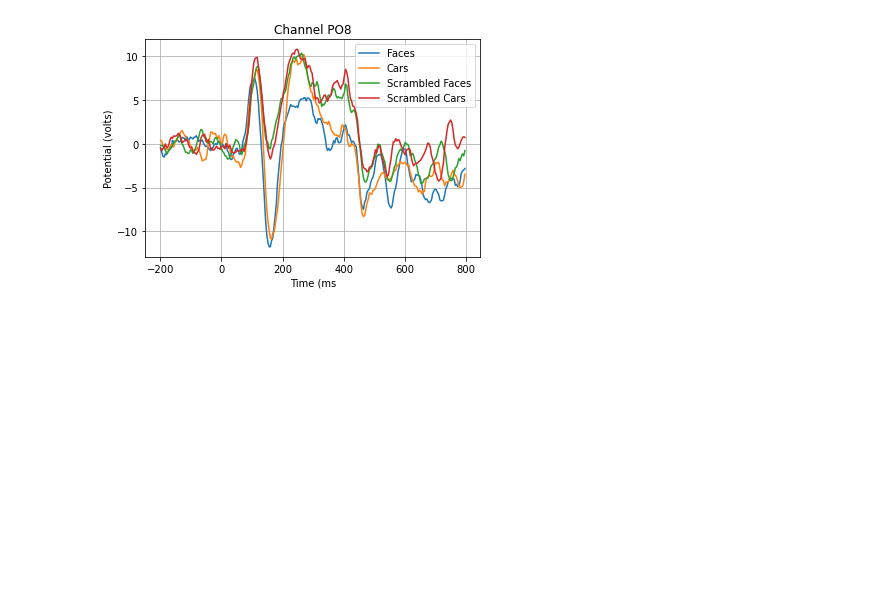
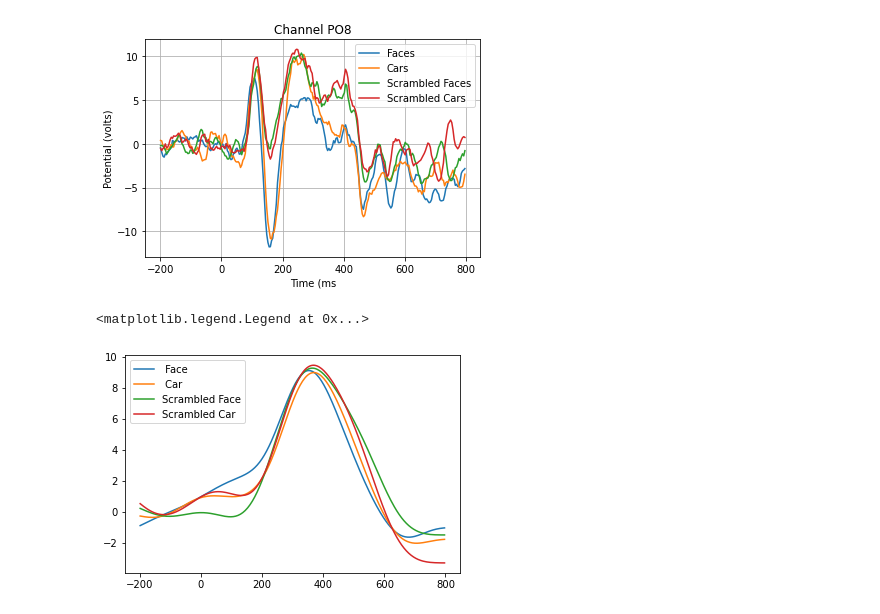
Before and after one commit to joshuazempoalteca/COGS108, a Jupyter notebook: Exercises/Exercise3.ipynb, the cells around one changed output. Saved outputs shown, nothing was run; the diff lists cells and outputs as text; code cells hidden in the pictures; blank space fills up the shorter version.

```diff
--- a/Exercises/Exercise3.ipynb
+++ b/Exercises/Exercise3.ipynb
@@ -113,0 +109,20 @@ for i in range(len(channel_positions)):
+# %%
+# Apply filters and extract the P300/CPP amplitude &
+# latency (timing of the peak after stimulus presentation) at electrode Pz.
+pass_freq = 4
+stop_freq = 8
+b,a,w,h = makefilter(samplingrate,pass_freq,stop_freq)
+
+erpfilt_face = signal.filtfilt(b, a, erp_face, axis = 1)
+erpfilt_car = signal.filtfilt(b, a, erp_car, axis = 1)
+erpfilt_scram_face = signal.filtfilt(b, a, erp_scram_face, axis = 1)
+erpfilt_scram_car = signal.filtfilt(b, a, erp_scram_car, axis = 1)
+
+plt.plot(eeg_time, erpfilt_face[12,:])
+plt.plot(eeg_time, erpfilt_car[12,:])
+plt.plot(eeg_time, erpfilt_scram_face[12,:])
+plt.plot(eeg_time, erpfilt_scram_car[12,:])
+plt.legend((' Face', " Car", 'Scrambled Face', 'Scrambled Car'))
+# %% [output]
+<matplotlib.legend.Legend at 0x...>
+[figure, added]
```
Also changed, not shown: parts of 4 cells of this notebook.
